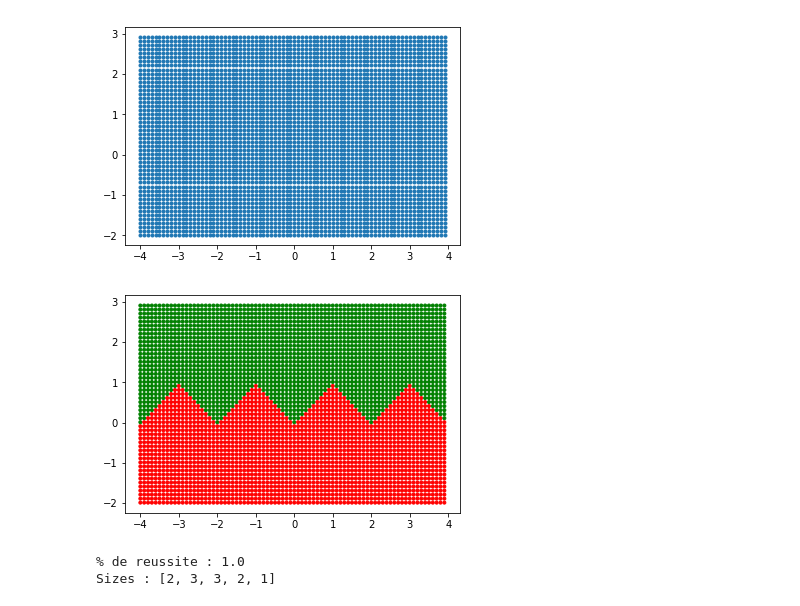
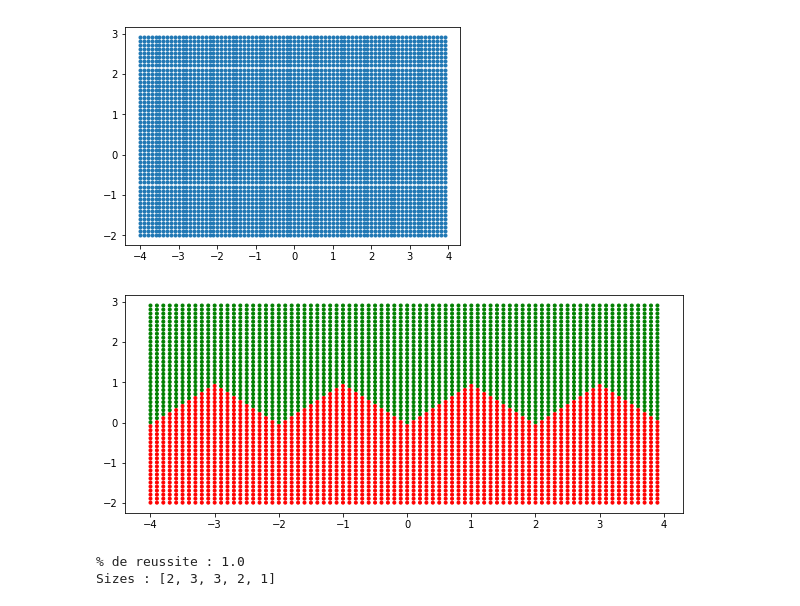
Before and after one commit to raphaelreme/TheseCorlay, a Jupyter notebook: triangle_train_test.ipynb, the cells around one changed output. Saved outputs shown, nothing was run; the diff lists cells and outputs as text; code cells hidden in the pictures.

```diff
--- a/triangle_train_test.ipynb
+++ b/triangle_train_test.ipynb
@@ -43,13 +44,14 @@ output_grid = triangle(input_grid)
 # %%
 def plot2D(_input, output, title = ""):
     colors = ['red','green']
     plt.title(title)
     plt.scatter(_input[0].asnumpy(), _input[1].asnumpy(), c=output.asnumpy(), cmap=matplotlib.colors.ListedColormap(colors), marker = '.')
     plt.show()
 
+plt.figure(1, figsize=(10, 4))
 plot2D(input_grid, output_grid)
 # %% [output]
-[figure, old version]
+[figure, new version]
 # %%
 ## Generation d'un réseau faisant le taf
 def generate_triangle_net(limit, norm_vect = None, optimize = True):
```
Also changed, not shown: parts of 51 cells of this notebook.
